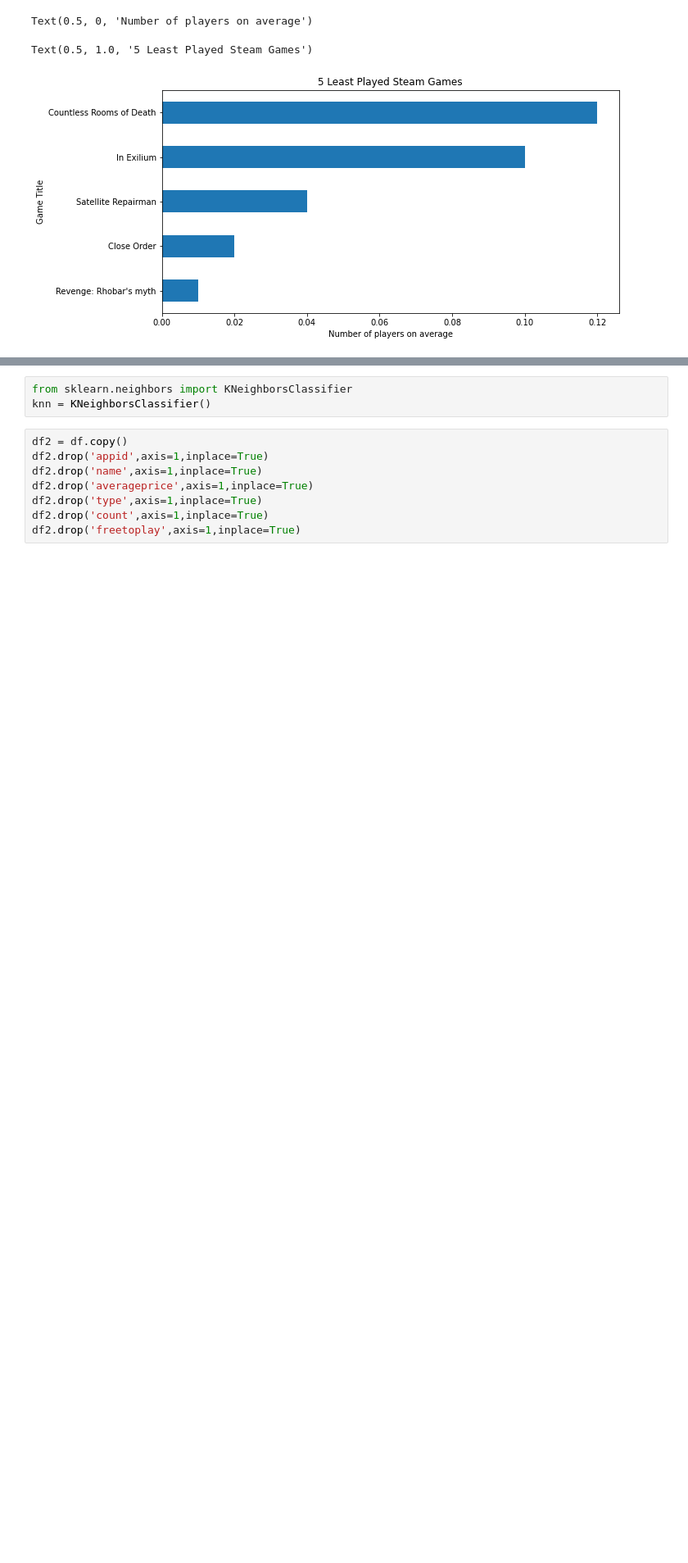
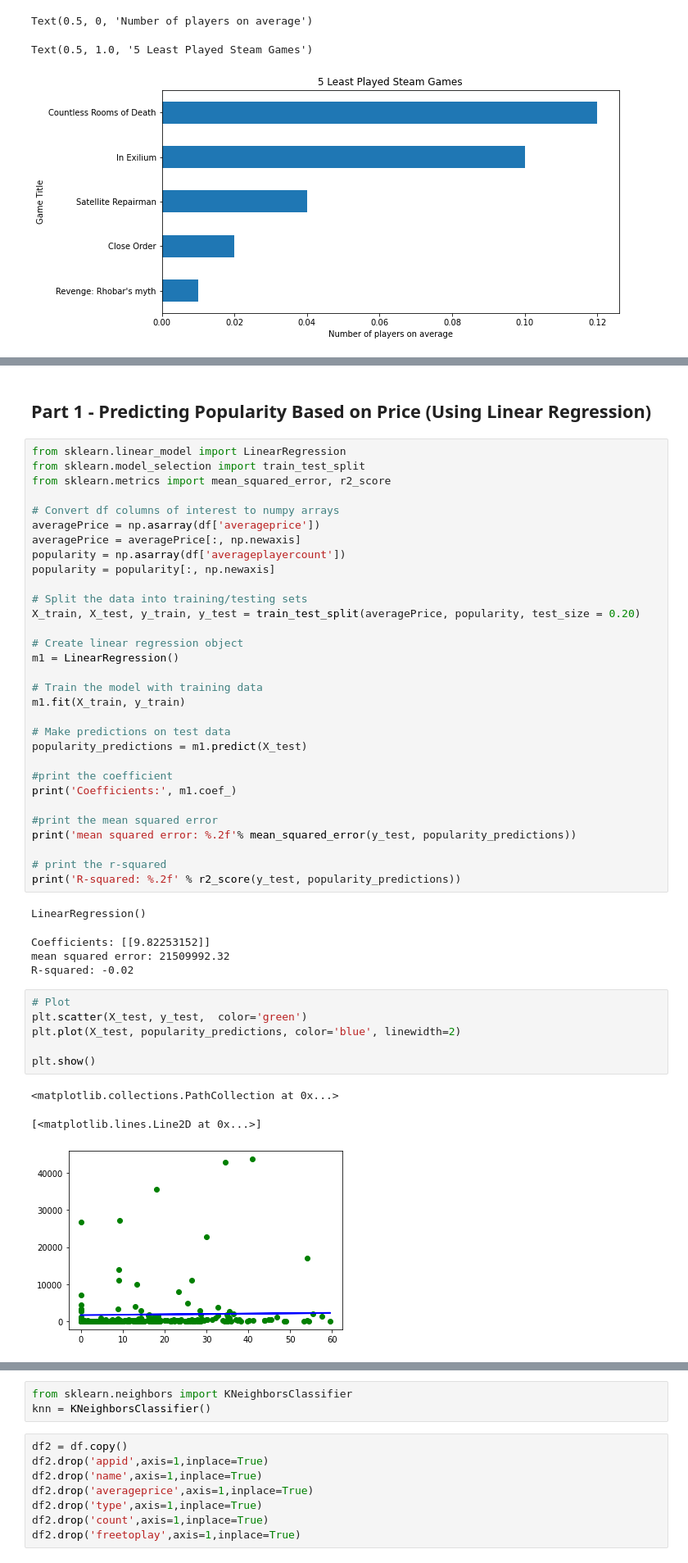
Before and after one commit to MarkoGlamocak/418courseproject, a Jupyter notebook: 418courseproject.ipynb, the cells around one changed output, grey strips where cells are left out. Shown at 82% size. Drawn from its saved outputs; the diff is of its cells as text; blank space fills up the shorter version.

Commit message:
Updated Part 1 of Modeling and Title

```diff
--- a/418courseproject.ipynb
+++ b/418courseproject.ipynb
@@ -445,0 +420,48 @@ df.head(10)
+# %% [markdown]
+## Part 1 - Predicting Popularity Based on Price (Using Linear Regression)
+# %%
+from sklearn.linear_model import LinearRegression
+from sklearn.model_selection import train_test_split
+from sklearn.metrics import mean_squared_error, r2_score
+
+# Convert df columns of interest to numpy arrays
+averagePrice = np.asarray(df['averageprice'])
+averagePrice = averagePrice[:, np.newaxis]
+popularity = np.asarray(df['averageplayercount'])
+popularity = popularity[:, np.newaxis]
+
+# Split the data into training/testing sets
+X_train, X_test, y_train, y_test = train_test_split(averagePrice, popularity, test_size = 0.20)
+
+# Create linear regression object
+m1 = LinearRegression()
+
+# Train the model with training data
+m1.fit(X_train, y_train)
+
+# Make predictions on test data
+popularity_predictions = m1.predict(X_test)
+
+#print the coefficient
+print('Coefficients:', m1.coef_)
+
+#print the mean squared error
+print('mean squared error: %.2f'% mean_squared_error(y_test, popularity_predictions))
+
+# print the r-squared
+print('R-squared: %.2f' % r2_score(y_test, popularity_predictions))
+# %% [output]
+LinearRegression()
+Coefficients: [[9.82253152]]
+mean squared error: 21509992.32
+R-squared: -0.02
+# %%
+# Plot
+plt.scatter(X_test, y_test,  color='green')
+plt.plot(X_test, popularity_predictions, color='blue', linewidth=2)
+
+plt.show()
+# %% [output]
+<matplotlib.collections.PathCollection at 0x...>
+[<matplotlib.lines.Line2D at 0x...>]
+[figure, added]
```
Also changed, not shown: parts of 14 cells of this notebook, 2 other files.
